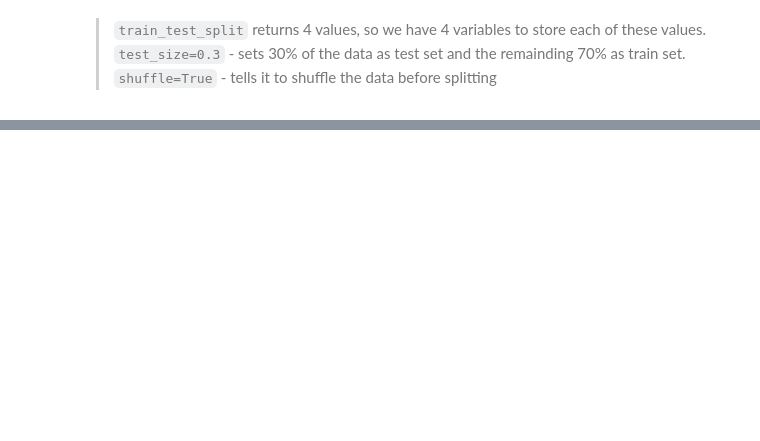
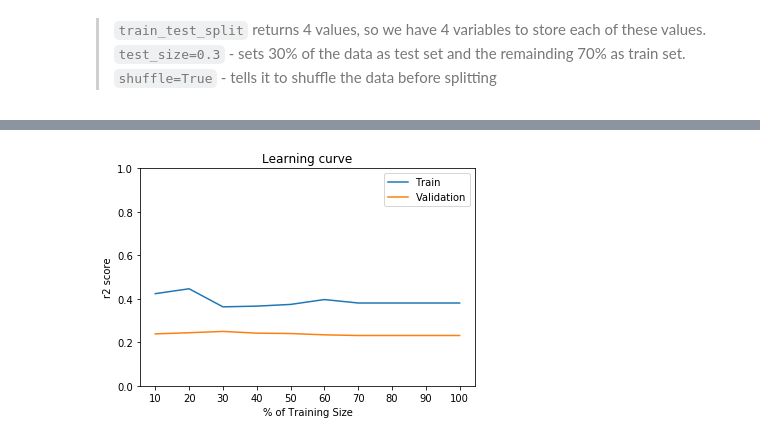
Before and after one commit to mrzzy/mlbootcamp, a Jupyter notebook: practicals/day_1/practical_1_1/diabetes.ipynb, the cells around one changed output, grey strips where cells are left out. Saved outputs shown, nothing was run; the diff lists cells and outputs as text; code cells hidden in the pictures; blank space fills up the shorter version.

```diff
--- a/practicals/day_1/practical_1_1/diabetes.ipynb
+++ b/practicals/day_1/practical_1_1/diabetes.ipynb
@@ -407,0 +205,10 @@ plt.legend()
+# %%
+# training r2
+pred_risks = model.predict(train_bmis)
+train_r2 = r2_score(train_risks, pred_risks)
+print(f'training r2: {train_r2}')
+
+# validation r2
+pred_risks = model.predict(valid_bmis)
+valid_r2 = r2_score(valid_risks, pred_risks)
+print(f'validation r2: {valid_r2}')
@@ -407,0 +244,40 @@ plt.legend()
+# %%
+def plot_learning_curve(orig_model, train_ins, train_outs, valid_ins, valid_outs):
+    # save the scores for plotting the learning curve laterff
+    train_scores = []
+    valid_scores = []
+
+    for i in np.arange(0.1, 1.1, 0.1):
+        train_size = int(442 * i)
+        X_train = train_ins[:train_size]
+        X_valid = valid_ins
+        y_train = train_outs[:train_size]
+        y_valid = valid_outs
+
+        model = clone(orig_model)
+        model.fit(X_train, y_train)
+        y_train_pred = model.predict(X_train)
+        y_valid_pred = model.predict(X_valid)
+
+        train_r2 = r2_score(y_train, y_train_pred)
+        valid_r2 = r2_score(y_valid, y_valid_pred)
+
+        train_scores.append(train_r2)
+        valid_scores.append(valid_r2)
+
+    plt.plot(train_scores)
+    plt.plot(valid_scores)
+
+    plt.title("Learning curve")
+    plt.ylabel('r2 score')
+    plt.xlabel('% of Training Size')
+    plt.xticks(range(10), (np.arange(0.1, 1.1, 0.1) * 100).astype(int))
+    plt.ylim(0.0, 1.0) # limit r2 score axis to 0.0 to 1
+    plt.legend(['Train', 'Validation'])
+
+
+plot_learning_curve(LinearRegression(),
+                    train_bmis, train_risks,
+                    valid_bmis, valid_risks)
+# %% [output]
+[figure, added]
```
Also changed, not shown: parts of 94 cells of this notebook, 1 other file.
